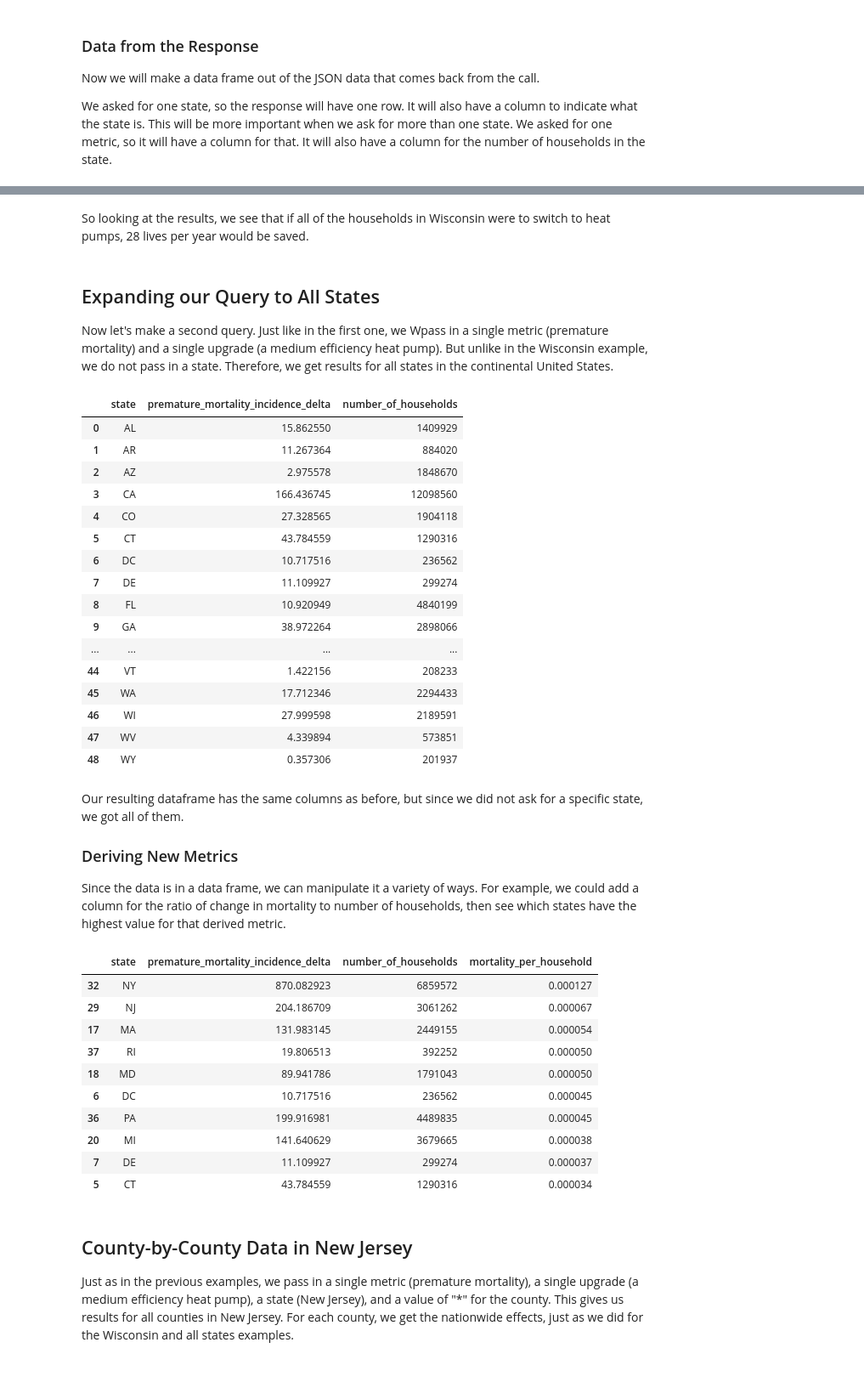
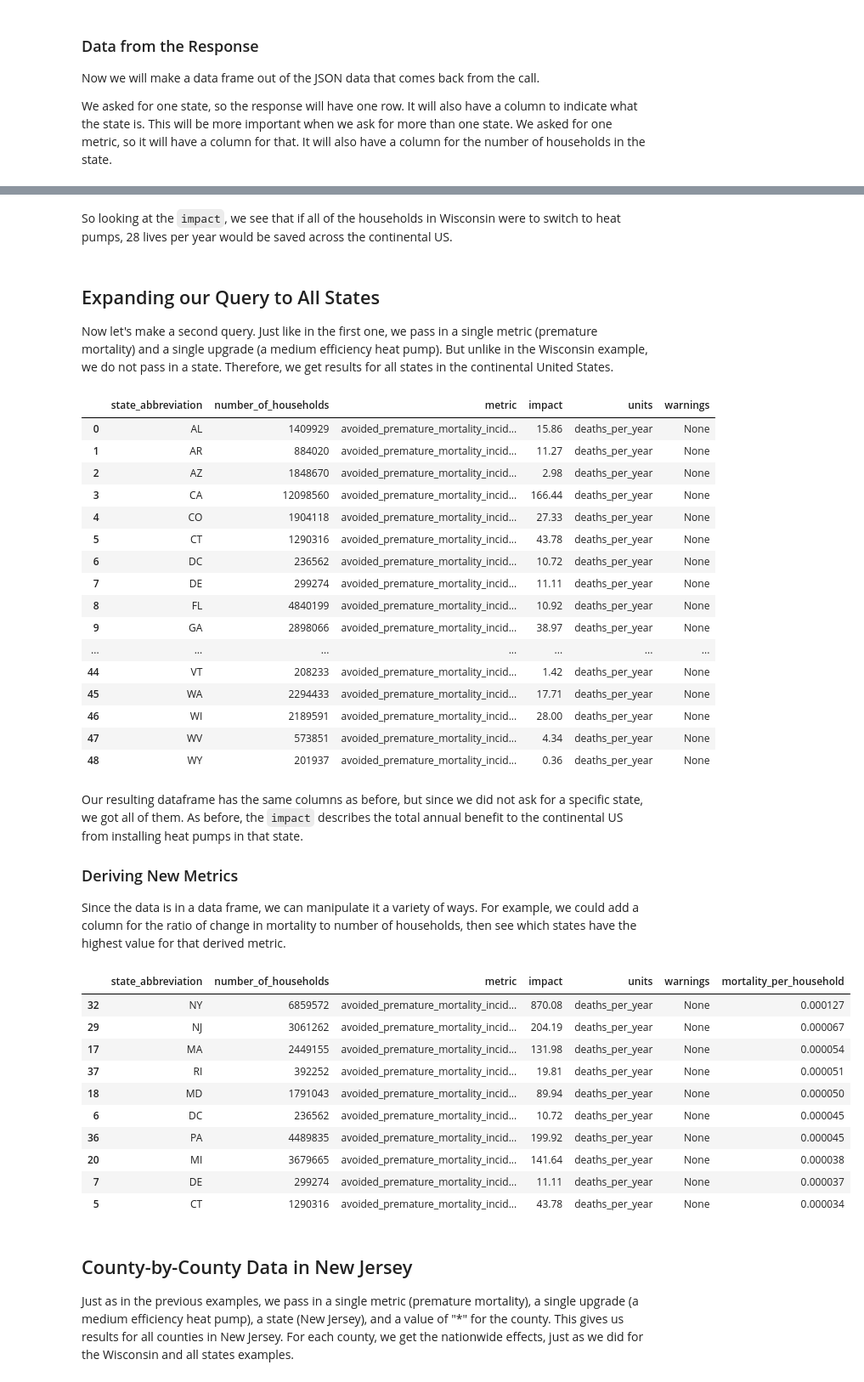
Before and after one commit to rewiringamerica/api_demos, a Jupyter notebook: notebooks/Health Impacts.ipynb, the cells around one changed output, grey strips where cells are left out. Shown at 85% size. Saved outputs shown, nothing was run; the diff lists cells and outputs as text; code cells hidden in the pictures.

```diff
--- a/notebooks/Health Impacts.ipynb
+++ b/notebooks/Health Impacts.ipynb
@@ -40,7 +40,8 @@ from pathlib import Path
 # %% [markdown]
 We also need the URL of the Health Effects API.
 # %%
-URL = "https://api.rewiringamerica.org/api/v1/health-impacts/"
+HOST = "https://api.rewiringamerica.org"
+HEALTH_ADDRESS_URL = f"{HOST}/api/v2/health-impacts/"
 
 API_KEY = None  # Put your API key here, or better yet in the file ~/.rwapi/api_key.txt
 # %%
@@ -114,42 +117,42 @@ df_data
 # %% [markdown]
-So looking at the results, we see that if all of the households in Wisconsin were to switch to heat pumps, 28 lives per year would be saved.
+So looking at the `impact`, we see that if all of the households in Wisconsin were to switch to heat pumps, 28 lives per year would be saved across the continental US.
 # %% [markdown]
 ## Expanding our Query to All States
 
 Now let's make a second query. Just like in the first one, we
-Wpass in a single metric (premature mortality) and a single upgrade (a
+pass in a single metric (premature mortality) and a single upgrade (a
 medium efficiency heat pump). But unlike in the Wisconsin example, we do not pass in a state. Therefore, we get results for all states in the continental United States.
 # %%
 payload_all_states = {
-    "metrics": "premature_mortality_incidence_delta",
-    "upgrade": "med_eff_hp_hers_sizing_no_setback"
+    "metrics": ["avoided_premature_mortality_incidence"],
+    "upgrade": ["hvac__heat_pump_seer18_hspf10"],
 }
 
-response_all_states = requests.post(URL, json=payload_all_states, headers=headers)
+response_all_states = requests.post(HEALTH_ADDRESS_URL, json=payload_all_states, headers=headers)
 # %%
 df_data_all_states = pd.DataFrame(response_all_states.json()["data"])
 df_data_all_states
 # %% [output]
-|  | state | premature_mortality_incidence_delta | number_of_households |
-| 0 | AL | 15.862550 | 1409929 |
-| 1 | AR | 11.267364 | 884020 |
-| 2 | AZ | 2.975578 | 1848670 |
-| 3 | CA | 166.436745 | 12098560 |
-| 4 | CO | 27.328565 | 1904118 |
-| 5 | CT | 43.784559 | 1290316 |
-| 6 | DC | 10.717516 | 236562 |
-| 7 | DE | 11.109927 | 299274 |
-| 8 | FL | 10.920949 | 4840199 |
-| 9 | GA | 38.972264 | 2898066 |
-| ... | ... | ... | ... |
-| 44 | VT | 1.422156 | 208233 |
-| 45 | WA | 17.712346 | 2294433 |
-| 46 | WI | 27.999598 | 2189591 |
-| 47 | WV | 4.339894 | 573851 |
-| 48 | WY | 0.357306 | 201937 |
+|  | state_abbreviation | number_of_households | metric | impact | units | warnings |
+| 0 | AL | 1409929 | avoided_premature_mortality_incid... | 15.86 | deaths_per_year | None |
+| 1 | AR | 884020 | avoided_premature_mortality_incid... | 11.27 | deaths_per_year | None |
+| 2 | AZ | 1848670 | avoided_premature_mortality_incid... | 2.98 | deaths_per_year | None |
+| 3 | CA | 12098560 | avoided_premature_mortality_incid... | 166.44 | deaths_per_year | None |
+| 4 | CO | 1904118 | avoided_premature_mortality_incid... | 27.33 | deaths_per_year | None |
+| 5 | CT | 1290316 | avoided_premature_mortality_incid... | 43.78 | deaths_per_year | None |
+| 6 | DC | 236562 | avoided_premature_mortality_incid... | 10.72 | deaths_per_year | None |
+| 7 | DE | 299274 | avoided_premature_mortality_incid... | 11.11 | deaths_per_year | None |
+| 8 | FL | 4840199 | avoided_premature_mortality_incid... | 10.92 | deaths_per_year | None |
+| 9 | GA | 2898066 | avoided_premature_mortality_incid... | 38.97 | deaths_per_year | None |
+| ... | ... | ... | ... | ... | ... | ... |
+| 44 | VT | 208233 | avoided_premature_mortality_incid... | 1.42 | deaths_per_year | None |
+| 45 | WA | 2294433 | avoided_premature_mortality_incid... | 17.71 | deaths_per_year | None |
+| 46 | WI | 2189591 | avoided_premature_mortality_incid... | 28.00 | deaths_per_year | None |
+| 47 | WV | 573851 | avoided_premature_mortality_incid... | 4.34 | deaths_per_year | None |
+| 48 | WY | 201937 | avoided_premature_mortality_incid... | 0.36 | deaths_per_year | None |
 # %% [markdown]
 Our resulting dataframe has the same columns as before, but since we did not
-ask for a specific state, we got all of them.
+ask for a specific state, we got all of them. As before, the `impact` describes the total annual benefit to the continental US from installing heat pumps in that state.
 
 ### Deriving New Metrics
 
@@ -159,22 +162,22 @@ of households, then see which states have the highest value for that derived
 metric.
 # %%
 df_data_all_states["mortality_per_household"] = (
-    df_data_all_states["premature_mortality_incidence_delta"] / df_data_all_states["number_of_households"]
+    df_data_all_states["impact"] / df_data_all_states["number_of_households"]
 )
 
 df_data_all_states.nlargest(10, "mortality_per_household")
 # %% [output]
-|  | state | premature_mortality_incidence_delta | number_of_households | mortality_per_household |
-| 32 | NY | 870.082923 | 6859572 | 0.000127 |
-| 29 | NJ | 204.186709 | 3061262 | 0.000067 |
-| 17 | MA | 131.983145 | 2449155 | 0.000054 |
-| 37 | RI | 19.806513 | 392252 | 0.000050 |
-| 18 | MD | 89.941786 | 1791043 | 0.000050 |
-| 6 | DC | 10.717516 | 236562 | 0.000045 |
-| 36 | PA | 199.916981 | 4489835 | 0.000045 |
-| 20 | MI | 141.640629 | 3679665 | 0.000038 |
-| 7 | DE | 11.109927 | 299274 | 0.000037 |
-| 5 | CT | 43.784559 | 1290316 | 0.000034 |
+|  | state_abbreviation | number_of_households | metric | impact | units | warnings | mortality_per_household |
+| 32 | NY | 6859572 | avoided_premature_mortality_incid... | 870.08 | deaths_per_year | None | 0.000127 |
+| 29 | NJ | 3061262 | avoided_premature_mortality_incid... | 204.19 | deaths_per_year | None | 0.000067 |
+| 17 | MA | 2449155 | avoided_premature_mortality_incid... | 131.98 | deaths_per_year | None | 0.000054 |
+| 37 | RI | 392252 | avoided_premature_mortality_incid... | 19.81 | deaths_per_year | None | 0.000051 |
+| 18 | MD | 1791043 | avoided_premature_mortality_incid... | 89.94 | deaths_per_year | None | 0.000050 |
+| 6 | DC | 236562 | avoided_premature_mortality_incid... | 10.72 | deaths_per_year | None | 0.000045 |
+| 36 | PA | 4489835 | avoided_premature_mortality_incid... | 199.92 | deaths_per_year | None | 0.000045 |
+| 20 | MI | 3679665 | avoided_premature_mortality_incid... | 141.64 | deaths_per_year | None | 0.000038 |
+| 7 | DE | 299274 | avoided_premature_mortality_incid... | 11.11 | deaths_per_year | None | 0.000037 |
+| 5 | CT | 1290316 | avoided_premature_mortality_incid... | 43.78 | deaths_per_year | None | 0.000034 |
 # %% [markdown]
 ## County-by-County Data in New Jersey
 
```
Also changed, not shown: parts of 30 cells of this notebook, 1 other file.
